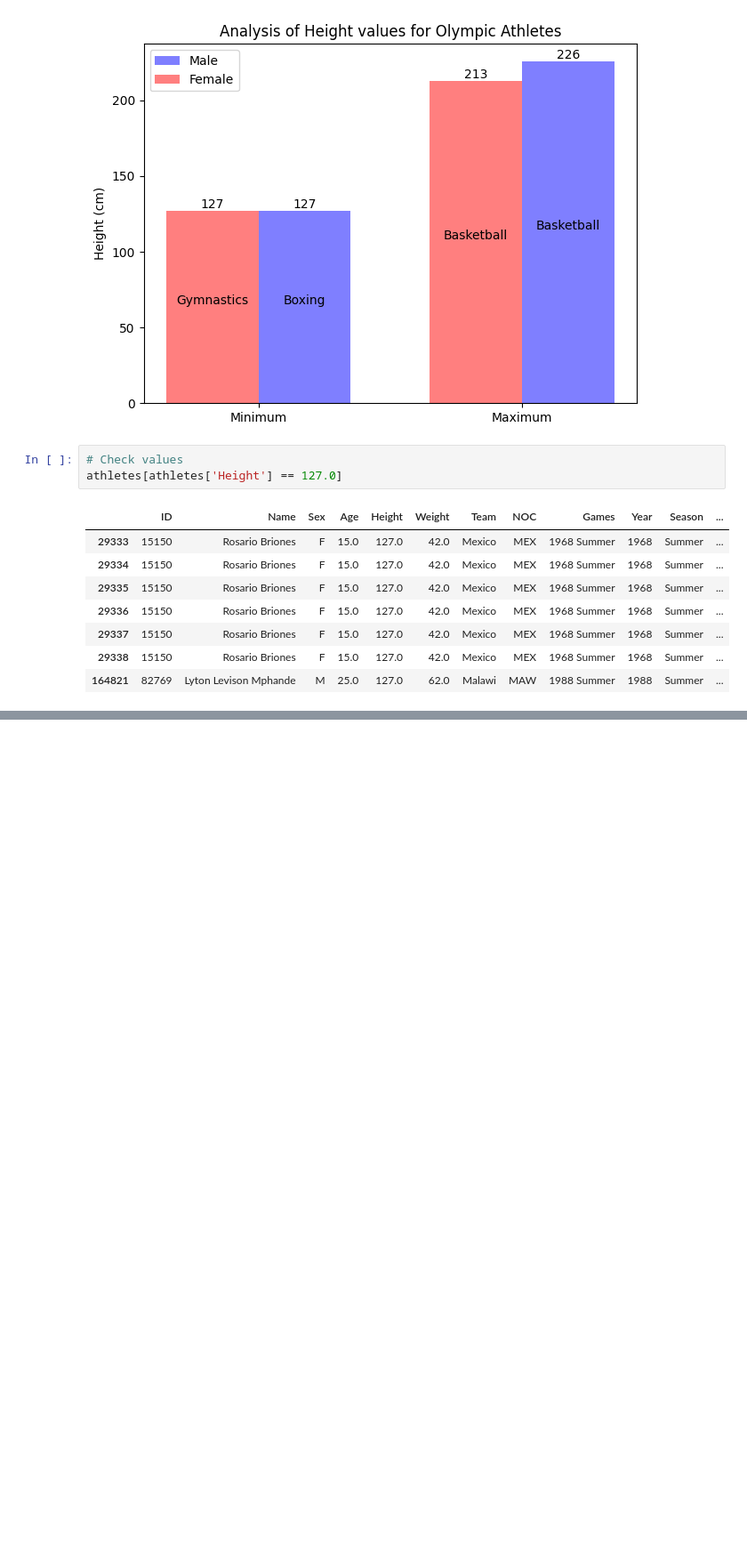
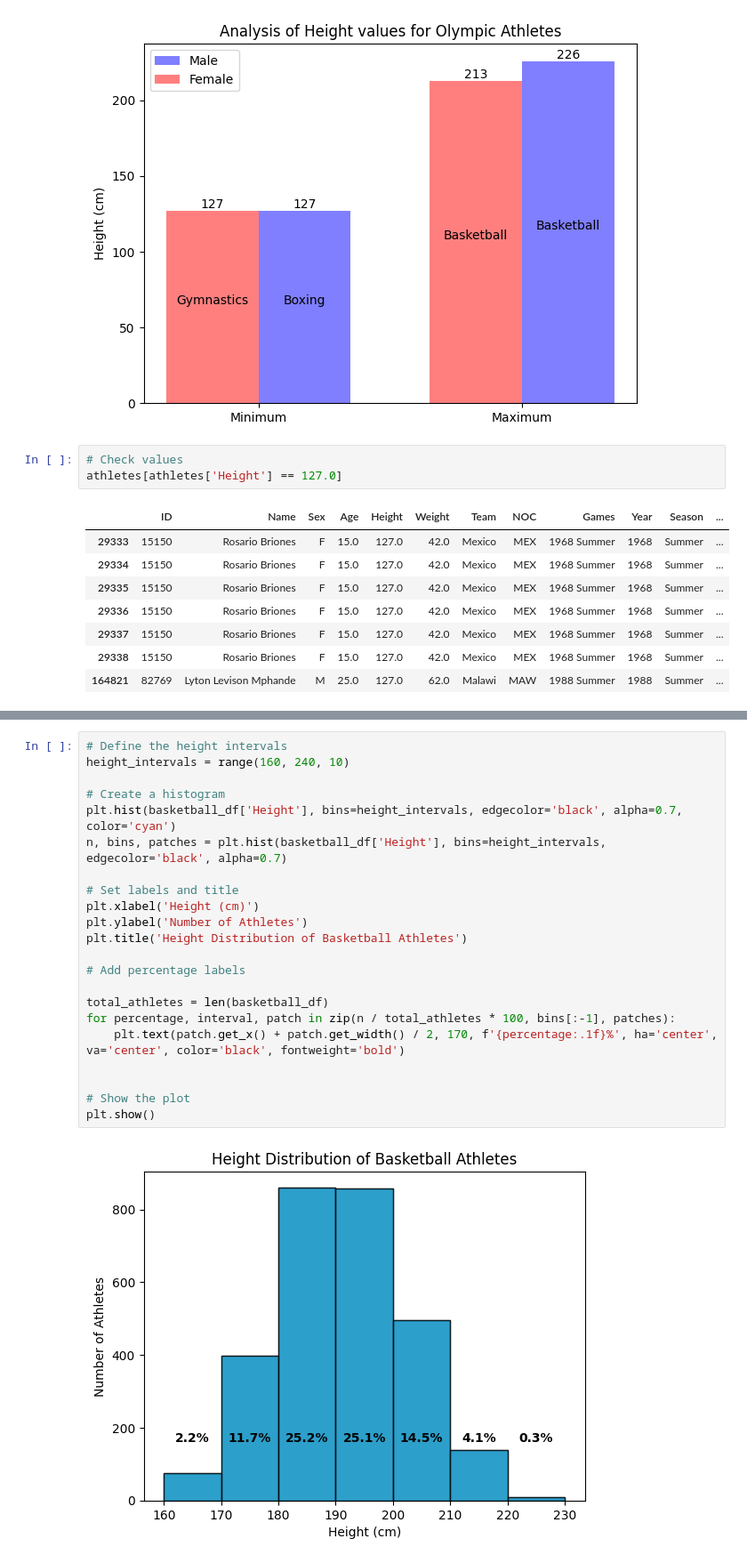
Before and after one commit to liza-no/CS450_Programming_Course, a Jupyter notebook: data-exploration.ipynb, the cells around one changed output, grey strips where cells are left out. Shown: that part at 89% size. Cells and saved outputs as stored; diff of their text form; blank space fills up the shorter version.

```diff
--- a/data-exploration.ipynb
+++ b/data-exploration.ipynb
@@ -136,0 +160,24 @@ athletes[athletes['Height'] == 127.0]
+# %%
+# Define the height intervals
+height_intervals = range(160, 240, 10)
+
+# Create a histogram
+plt.hist(basketball_df['Height'], bins=height_intervals, edgecolor='black', alpha=0.7, color='cyan')
+n, bins, patches = plt.hist(basketball_df['Height'], bins=height_intervals, edgecolor='black', alpha=0.7)
+
+# Set labels and title
+plt.xlabel('Height (cm)')
+plt.ylabel('Number of Athletes')
+plt.title('Height Distribution of Basketball Athletes')
+
+# Add percentage labels
+
+total_athletes = len(basketball_df)
+for percentage, interval, patch in zip(n / total_athletes * 100, bins[:-1], patches):
+    plt.text(patch.get_x() + patch.get_width() / 2, 170, f'{percentage:.1f}%', ha='center', va='center', color='black', fontweight='bold')
+
+
+# Show the plot
+plt.show()
+# %% [output]
+[figure, added]
```
Also changed, not shown: parts of 11 cells of this notebook.
